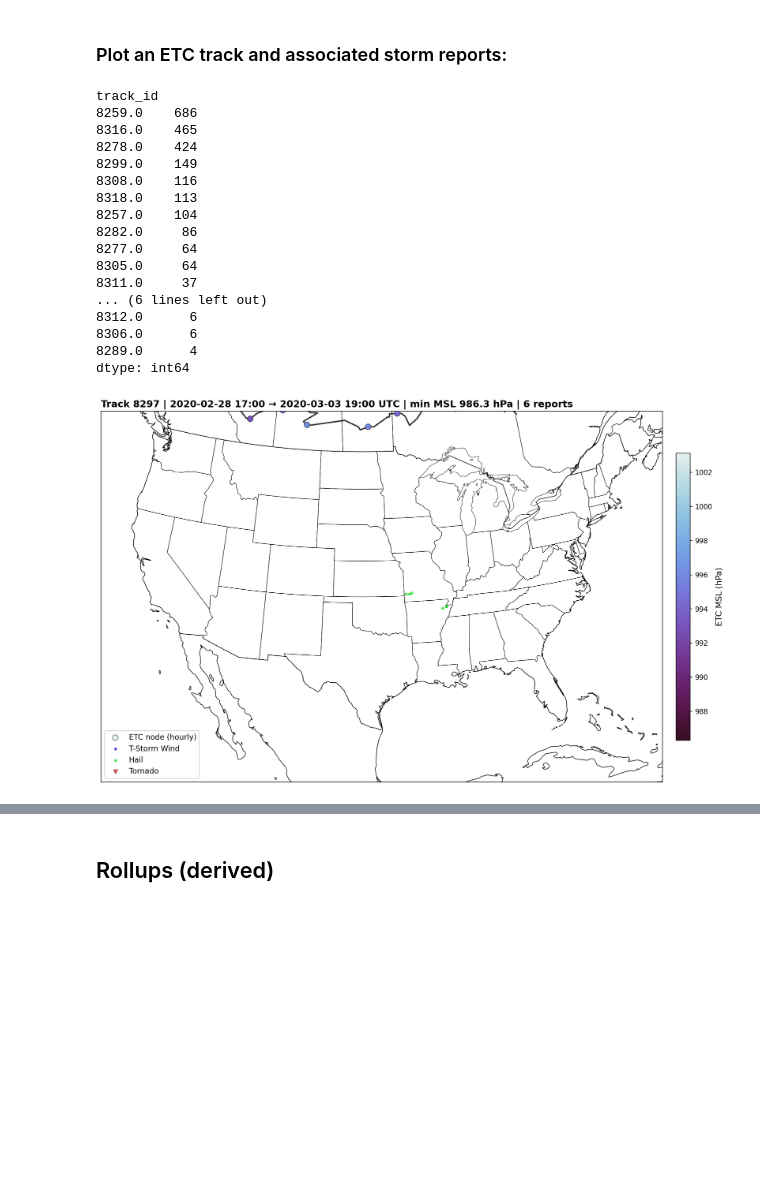
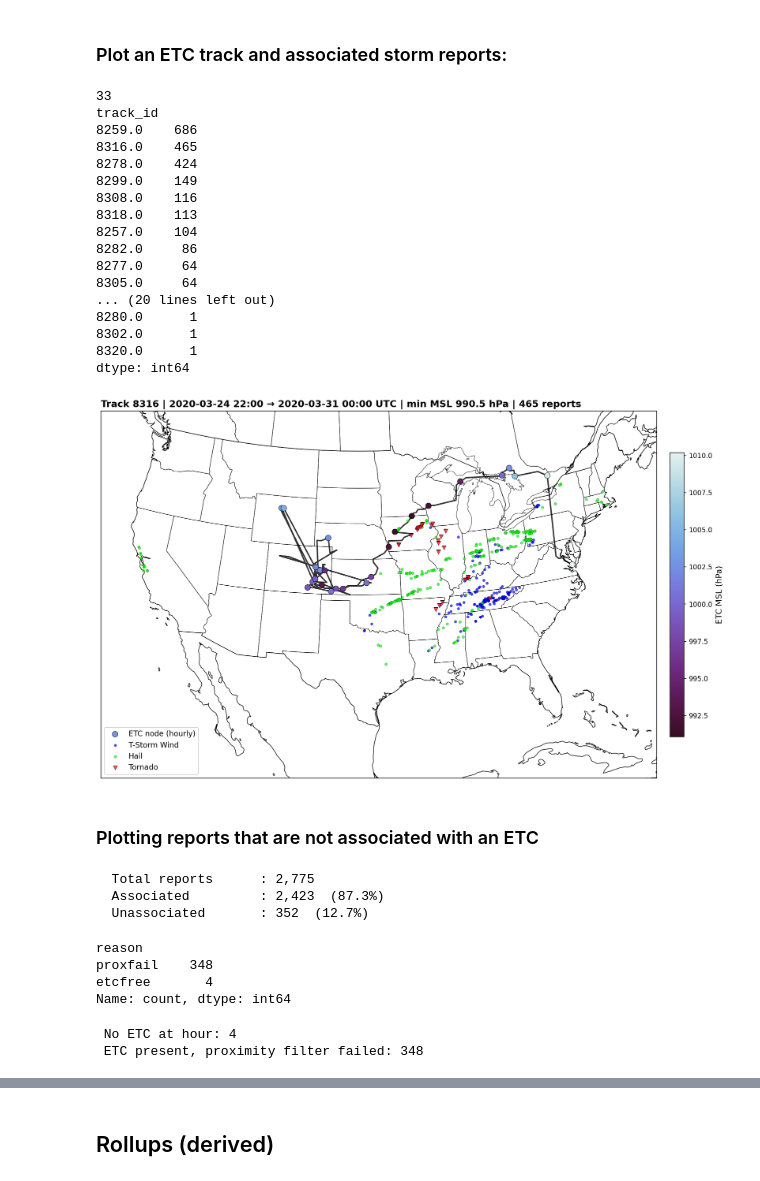
Before and after one commit to augustlepique/circs-research, a Jupyter notebook: reports_and_ETCs.ipynb, the cells around one changed output, grey strips where cells are left out. Cells and saved outputs as stored; diff of their text form; code cells hidden in the pictures; blank space fills up the shorter version.

```diff
--- a/reports_and_ETCs.ipynb
+++ b/reports_and_ETCs.ipynb
@@ -319,7 +322,7 @@ def haversine(lat1: np.ndarray | float,
     Great circle distance in km between two sets of lat lon points.
     All inputs in decimal degreesl arrays must be broadcast-compatible.
     Uses numerically stable two-arg arctan2 form.
-    NOTE: Kiefer et al. calls geopy.distance.geodesic inside a Python while look, one ETC candidate at a time.
+    NOTE: Kiefer et al. calls geopy.distance.geodesic inside a Python while loop, one ETC candidate at a time.
     This version operates on entire columns at once.
     (could also use scikit learn haversine_distances)
     """
@@ -827,7 +830,9 @@ top_tracks = (reports_tagged.dropna(subset=['track_id'])
 )
 # %%
+print(len(top_tracks))
 print(top_tracks)
 # %% [output]
+33
 track_id
 8259.0    686
 8316.0    465
@@ -839,13 +844,14 @@ track_id
 8282.0     86
 8277.0     64
 8305.0     64
-8311.0     37
-... (6 lines left out)
-8312.0      6
-8306.0      6
-8289.0      4
+... (20 lines left out)
+8280.0      1
+8302.0      1
+8320.0      1
 dtype: int64
 # %%
-plot_track_case(reports_tagged, tracks_h, 8297.0, track_meta=tracks_meta)
+plot_track_case(reports_tagged, tracks_h, 8316.0, track_meta=tracks_meta)
 # %% [output]
-[figure, old version]
+[figure, new version]
+# %% [markdown]
+### Plotting reports that are not associated with an ETC
@@ -851,0 +884,12 @@ plot_track_case(reports_tagged, tracks_h, 8297.0, track_meta=tracks_meta)
+# %%
+rt = reports_tagged.copy()
+assoc = rt[rt['track_id'].notna()].copy()
+unassoc = rt[rt['track_id'].isna()].copy()
+
+print(f"  Total reports      : {len(rt):,}")
+print(f"  Associated         : {len(assoc):,}  ({100*len(assoc)/len(rt):.1f}%)")
+print(f"  Unassociated       : {len(unassoc):,}  ({100*len(unassoc)/len(rt):.1f}%)")
+# %% [output]
+  Total reports      : 2,775
+  Associated         : 2,423  (87.3%)
+  Unassociated       : 352  (12.7%)
@@ -852 +920,14 @@ plot_track_case(reports_tagged, tracks_h, 8297.0, track_meta=tracks_meta)
+# %%
+unassoc['reason'].value_counts()
+# %% [output]
+reason
+proxfail    348
+etcfree       4
+Name: count, dtype: int64
+# %%
+for reason, grp in unassoc.groupby('reason'):
+    print(f' {LABEL_REASON.get(reason, reason)}: {len(grp):,}')
+# %% [output]
+ No ETC at hour: 4
+ ETC present, proximity filter failed: 348
 # %%
```
Also changed, not shown: parts of 11 cells of this notebook, 1 other file.
